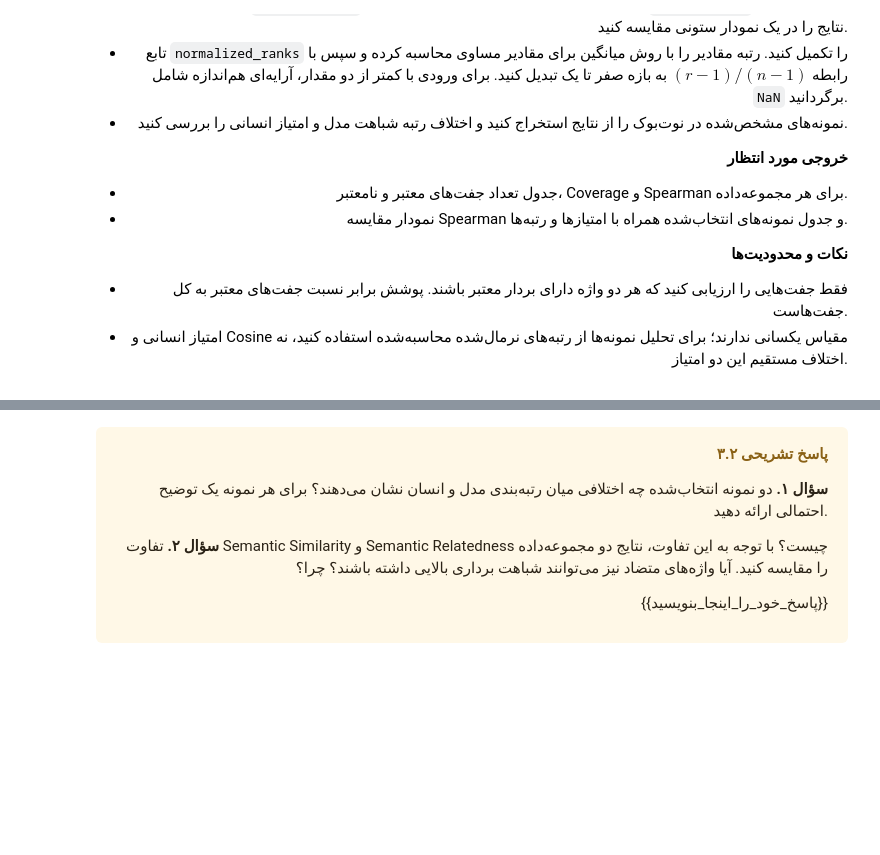
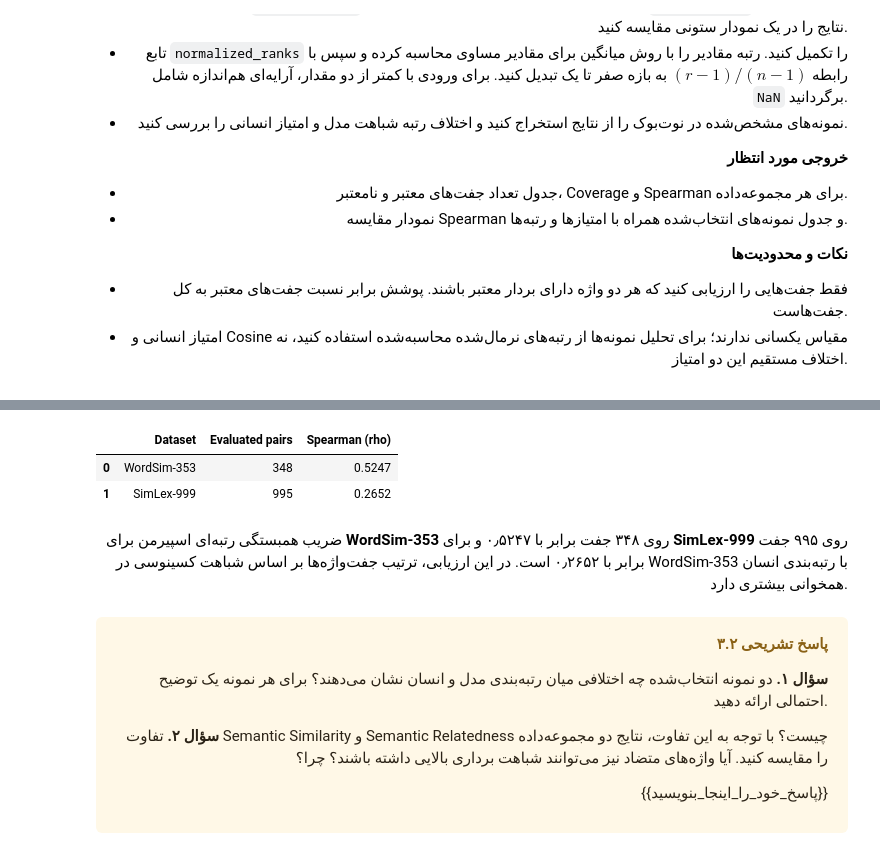
Before and after one commit to ILoveBacteria/nlp-homework, a Jupyter notebook: hw2/NLP_CA2.ipynb, the cells around one changed output, grey strips where cells are left out. Saved outputs shown, nothing was run; the diff lists cells and outputs as text; code cells hidden in the pictures; blank space fills up the shorter version.

```diff
--- a/hw2/NLP_CA2.ipynb
+++ b/hw2/NLP_CA2.ipynb
@@ -2363,22 +2544,36 @@ display(coverage_report)
 # %%
 # Spearman is provided; it ranks tied values using average ranks.
 def safe_spearman(human, model):
     human, model = np.asarray(human, dtype=float), np.asarray(model, dtype=float)
     if len(human) < 2:
         return np.nan, "fewer_than_two_pairs"
     if not np.isfinite(human).all() or not np.isfinite(model).all():
         return np.nan, "nonfinite_scores"
     if np.all(human == human[0]) or np.all(model == model[0]):
         return np.nan, "constant_scores"
     return float(spearmanr(human, model).statistic), "ok"
 
 
-# TODO: Compute Spearman correlation for each word dataset.
-# WRITE YOUR CODE HERE
-raise NotImplementedError
+spearman_by_dataset = {}
+
+for dataset_name, scores in word_results.items():
+    rho, _ = safe_spearman(scores["human_score"], scores["cosine"])
+    spearman_by_dataset[dataset_name] = rho
+
+word_summary_table["Spearman_rho"] = word_summary_table["Dataset"].map(
+    spearman_by_dataset
+)
 
 display(word_summary_table[["Dataset", "N_valid", "Spearman_rho"]].rename(
     columns={"N_valid": "Evaluated pairs", "Spearman_rho": "Spearman (rho)"}).round(4))
+# %% [output]
+|  | Dataset | Evaluated pairs | Spearman (rho) |
+| 0 | WordSim-353 | 348 | 0.5247 |
+| 1 | SimLex-999 | 995 | 0.2652 |
+# %% [markdown]
+<div dir="rtl" align="right">
+ضریب همبستگی رتبه‌ای اسپیرمن برای <b>WordSim-353</b> روی ۳۴۸ جفت برابر با ۰٫۵۲۴۷ و برای <b>SimLex-999</b> روی ۹۹۵ جفت برابر با ۰٫۲۶۵۲ است. در این ارزیابی، ترتیب جفت‌واژه‌ها بر اساس شباهت کسینوسی در WordSim-353 با رتبه‌بندی انسان همخوانی بیشتری دارد.
+</div>
 # %%
 # TODO: Plot the two word-level Spearman correlations.
 # WRITE YOUR CODE HERE
```
Also changed, not shown: parts of 7 cells of this notebook.
